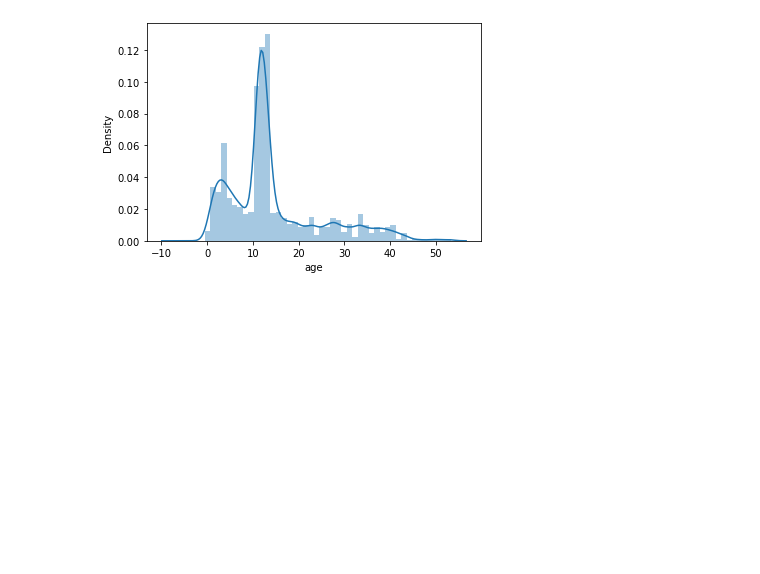
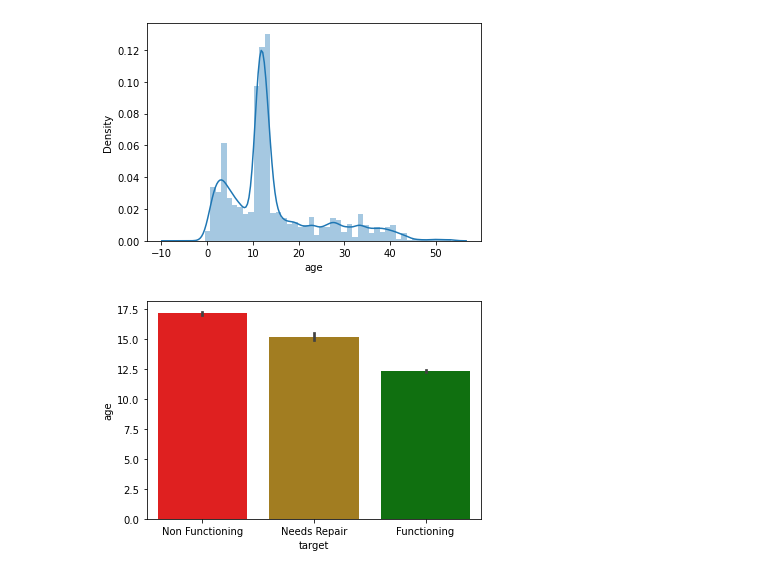
Before and after one commit to Caellwyn/well-predicter-tanzania, a Jupyter notebook: data_exploration/Age_of_well_exploration.ipynb, the cells around one changed output. Drawn from its saved outputs; the diff is of its cells as text; code cells hidden in the pictures; blank space fills up the shorter version.

```diff
--- a/data_exploration/Age_of_well_exploration.ipynb
+++ b/data_exploration/Age_of_well_exploration.ipynb
@@ -27,3 +27,9 @@ sns.distplot(X['age'])
 plt.savefig('figures/age_distribution')
 # %% [output]
 [figure]
+# %%
+sns.barplot(x=X['target'],y=X['age'], palette = ['red','darkgoldenrod','green'])
+plt.xticks(ticks = np.arange(3), labels = ['Non Functioning','Needs Repair','Functioning'])
+plt.savefig('figures/age_vs_target')
+# %% [output]
+[figure, added]
```
Also changed, not shown: 1 other file.
